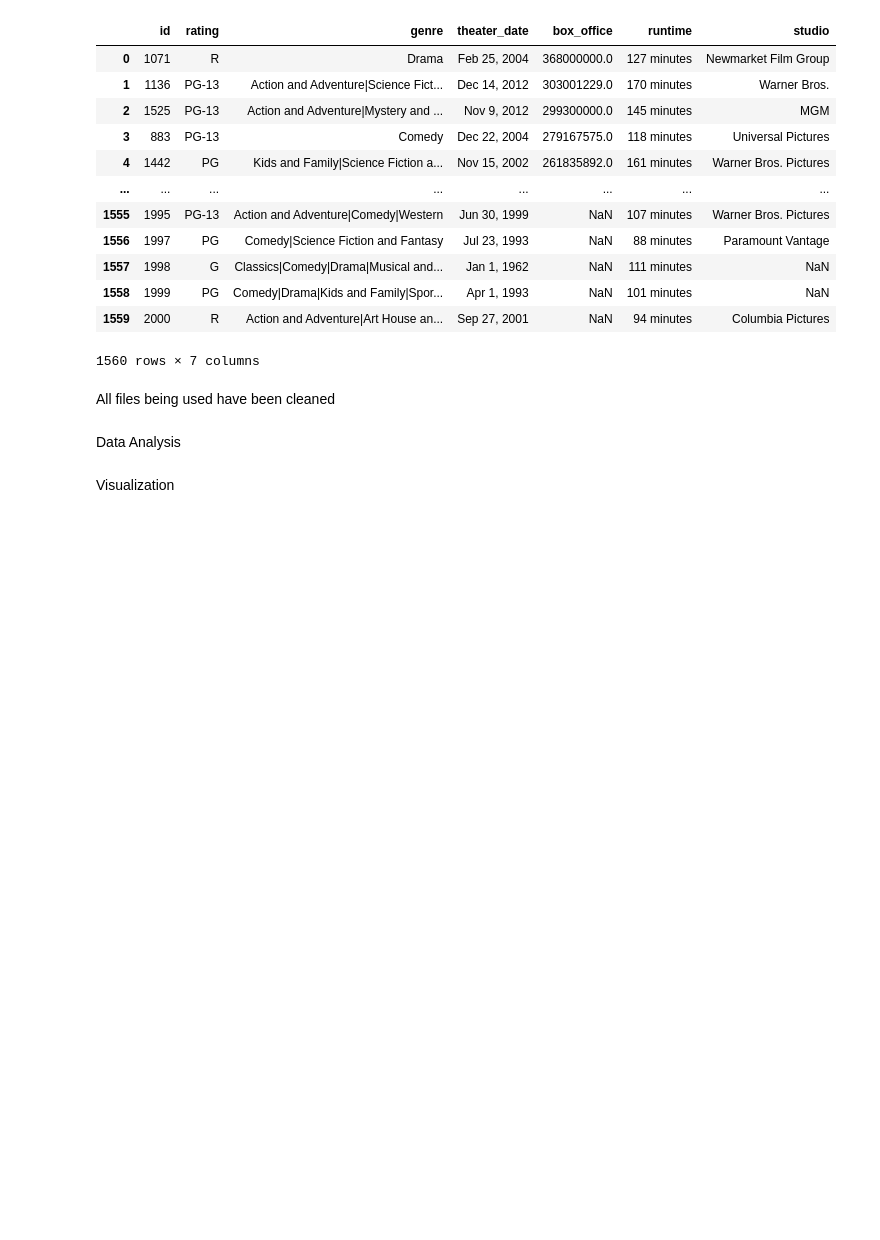
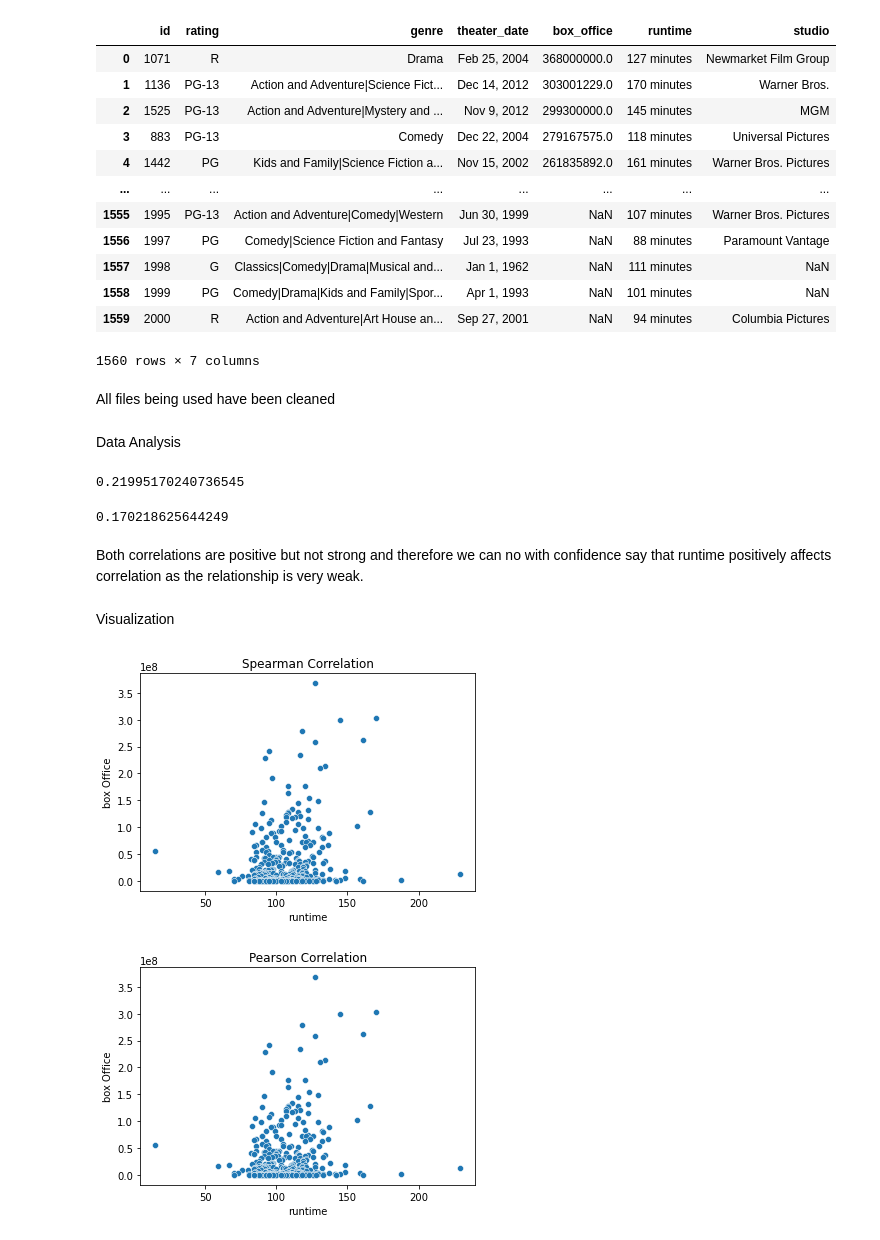
Before and after one commit to Ingavi39/dsc-phase-1-project-v2-4, a Jupyter notebook: student.ipynb, the cells around one changed output. Cells and saved outputs as stored; diff of their text form; code cells hidden in the pictures; blank space fills up the shorter version.

```diff
--- a/student.ipynb
+++ b/student.ipynb
@@ -334,7 +330,38 @@ clean_movie_info
 All files being used have been cleaned
 # %% [markdown]
 Data Analysis
+# %%
+# Calculate Pearson correlation coefficient
+pearson_corr = movie_info['runtime'].corr(movie_info['box_office'])
+print (pearson_corr)
+# %% [output]
+0.21995170240736545
+# %%
+# Calculate Spearman rank correlation coefficient
+spearman_corr = movie_info['runtime'].corr(movie_info['box_office'], method='spearman')
+print (spearman_corr)
+# %% [output]
+0.170218625644249
+# %% [markdown]
+Both correlations are positive but not strong and therefore we can no with confidence say that runtime positively affects correlation as the relationship is very weak.
 # %% [markdown]
 Visualization
+# %%
+# Plot Spearman correlation
+sns.scatterplot(x='runtime', y='box_office', data=movie_info)
+plt.title('Spearman Correlation')
+plt.xlabel('runtime')
+plt.ylabel('box Office')
+plt.show()
+
+# Plot Pearson correlation
+sns.scatterplot(x='runtime', y='box_office', data=movie_info)
+plt.title('Pearson Correlation')
+plt.xlabel('runtime')
+plt.ylabel('box Office')
+plt.show()
+# %% [output]
+[figure, added]
+[figure, added]
 # %%
 # Your code here - remember to use markdown cells for comments as well!
```
Also changed, not shown: parts of 2 cells of this notebook.
